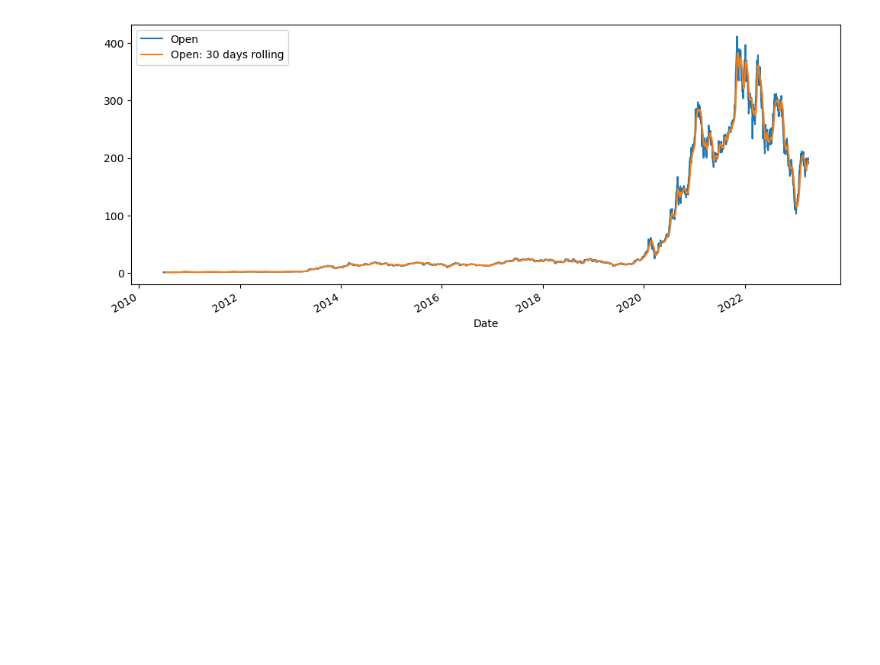
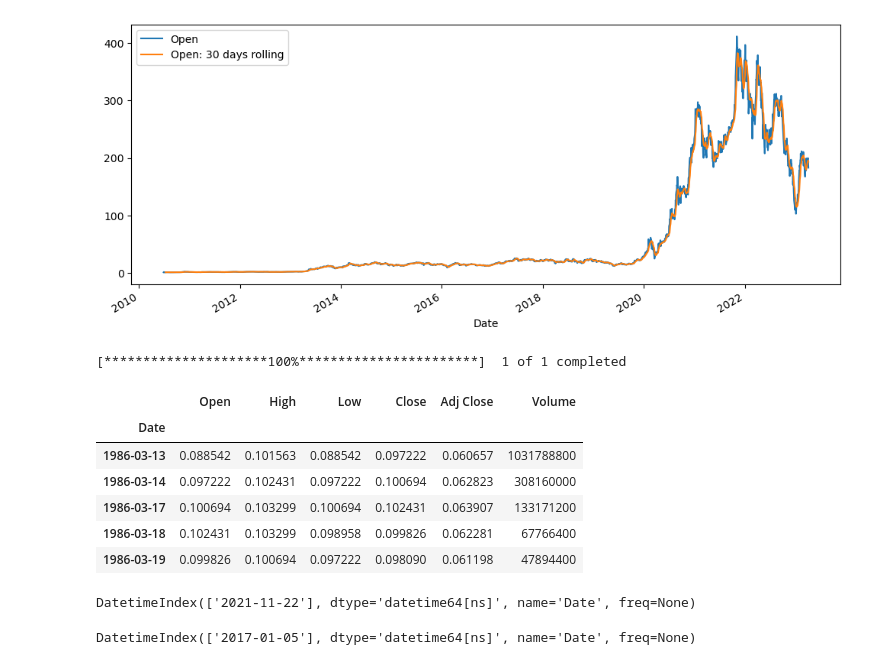
Before and after one commit to chwasiq0569/EDA-on-Time-Series-Data-, a Jupyter notebook: time-series-eda.ipynb, the cells around one changed output. Drawn from its saved outputs; the diff is of its cells as text; code cells hidden in the pictures; blank space fills up the shorter version.

Commit message:
Performed analysis on MSFT data

```diff
--- a/time-series-eda.ipynb
+++ b/time-series-eda.ipynb
@@ -295,3 +295,16 @@ df_Tesla[['Open', 'Open: 30 days rolling']].plot(figsize=(12, 5))
 # %% [output]
 <AxesSubplot:xlabel='Date'>
 [figure]
+# %%
+df_MSFT = pdr.get_data_yahoo('MSFT')
+
+df_MSFT.head()
+# %% [output]
+[*********************100%***********************]  1 of 1 completed
+|  | Open | High | Low | Close | Adj Close | Volume |
+| Date |  |  |  |  |  |  |
+| 1986-03-13 | 0.088542 | 0.101563 | 0.088542 | 0.097222 | 0.060657 | 1031788800 |
+| 1986-03-14 | 0.097222 | 0.102431 | 0.097222 | 0.100694 | 0.062823 | 308160000 |
+| 1986-03-17 | 0.100694 | 0.103299 | 0.100694 | 0.102431 | 0.063907 | 133171200 |
+| 1986-03-18 | 0.102431 | 0.103299 | 0.098958 | 0.099826 | 0.062281 | 67766400 |
+| 1986-03-19 | 0.099826 | 0.100694 | 0.097222 | 0.098090 | 0.061198 | 47894400 |
@@ -297,0 +313,8 @@ df_Tesla[['Open', 'Open: 30 days rolling']].plot(figsize=(12, 5))
+# %%
+df_MSFT[df_MSFT['Open'] == df_MSFT['Open'].max()].index
+# %% [output]
+DatetimeIndex(['2021-11-22'], dtype='datetime64[ns]', name='Date', freq=None)
+# %%
+df_MSFT[df_MSFT['Open'] == df_MSFT['Open'].min()].index
+# %% [output]
+DatetimeIndex(['2017-01-05'], dtype='datetime64[ns]', name='Date', freq=None)
```
Also changed, not shown: parts of 6 cells of this notebook.
